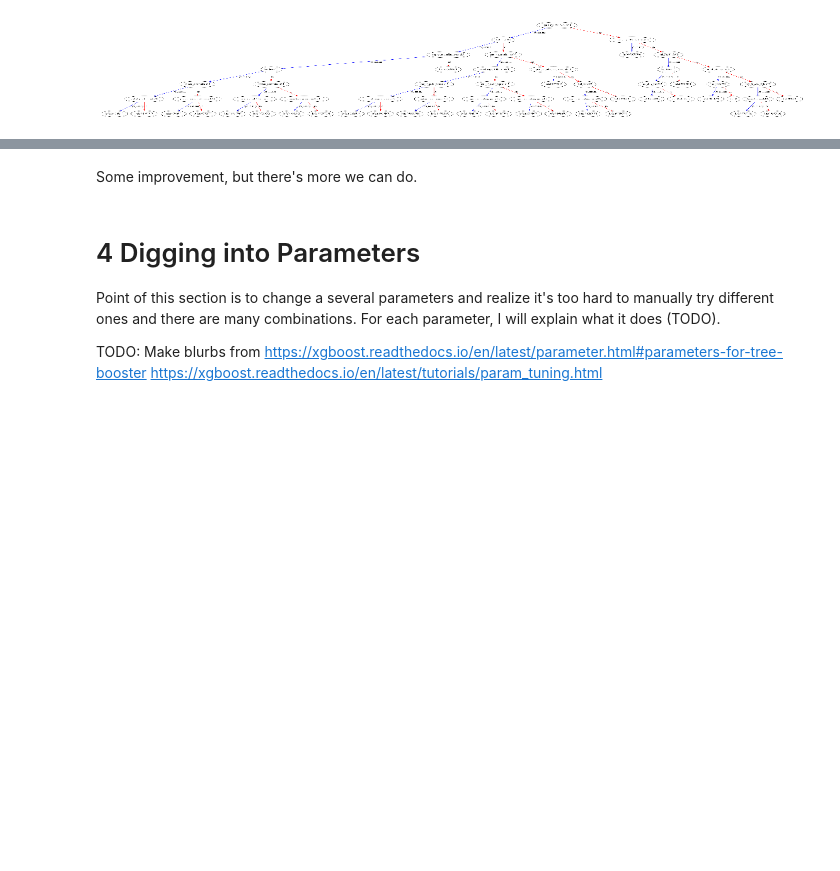
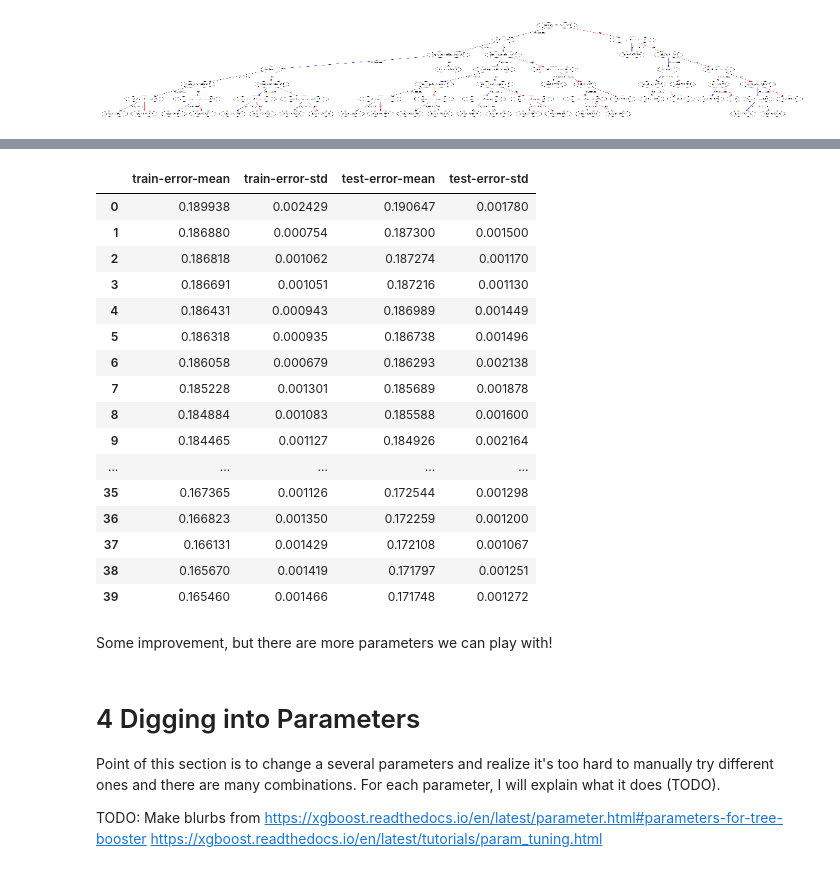
Before and after one commit to datacamp/Machine-Learning-With-XGboost-live-training, a Jupyter notebook: notebooks/python_live_session_template.ipynb, the cells around one changed output, grey strips where cells are left out. Drawn from its saved outputs; the diff is of its cells as text; code cells hidden in the pictures; blank space fills up the shorter version.

```diff
--- a/notebooks/python_live_session_template.ipynb
+++ b/notebooks/python_live_session_template.ipynb
@@ -313,11 +349,35 @@ TODO: blurb about early stopping
 # %%
-params = {"objective":"binary:logistic", 'max_depth': 6}
+# Increase the number of trees to 40 and set the early stopping rounds to 5
+xgb_cv = xgb.cv(dtrain=bookings_dmatrix, params=params, nfold=3,
+                num_boost_round=40,early_stopping_rounds=5, seed=123)
 
-xgb_cv = xgb.cv(dtrain=bookings_dmatrix, params=params, nfold=3, num_boost_round=40,early_stopping_rounds=5, seed=123)
+# Caclulate accuracy
+accuracy= 1 - xgb_cv["test-error-mean"].iloc[-1]
 
-print(((1-xgb_cv["test-error-mean"]).iloc[-1]))
+# Print the baseline accuracy
+print("baseline accuracy:", accuracy)
+# %%
+xgb_cv
+# %% [output]
+|  | train-error-mean | train-error-std | test-error-mean | test-error-std |
+| 0 | 0.189938 | 0.002429 | 0.190647 | 0.001780 |
+| 1 | 0.186880 | 0.000754 | 0.187300 | 0.001500 |
+| 2 | 0.186818 | 0.001062 | 0.187274 | 0.001170 |
+| 3 | 0.186691 | 0.001051 | 0.187216 | 0.001130 |
+| 4 | 0.186431 | 0.000943 | 0.186989 | 0.001449 |
+| 5 | 0.186318 | 0.000935 | 0.186738 | 0.001496 |
+| 6 | 0.186058 | 0.000679 | 0.186293 | 0.002138 |
+| 7 | 0.185228 | 0.001301 | 0.185689 | 0.001878 |
+| 8 | 0.184884 | 0.001083 | 0.185588 | 0.001600 |
+| 9 | 0.184465 | 0.001127 | 0.184926 | 0.002164 |
+| ... | ... | ... | ... | ... |
+| 35 | 0.167365 | 0.001126 | 0.172544 | 0.001298 |
+| 36 | 0.166823 | 0.001350 | 0.172259 | 0.001200 |
+| 37 | 0.166131 | 0.001429 | 0.172108 | 0.001067 |
+| 38 | 0.165670 | 0.001419 | 0.171797 | 0.001251 |
+| 39 | 0.165460 | 0.001466 | 0.171748 | 0.001272 |
 # %% [markdown]
-Some improvement, but there's more we can do.
+Some improvement, but there are more parameters we can play with!
 # %% [markdown]
 # 4 Digging into Parameters
 
```
Also changed, not shown: parts of 21 cells of this notebook.
